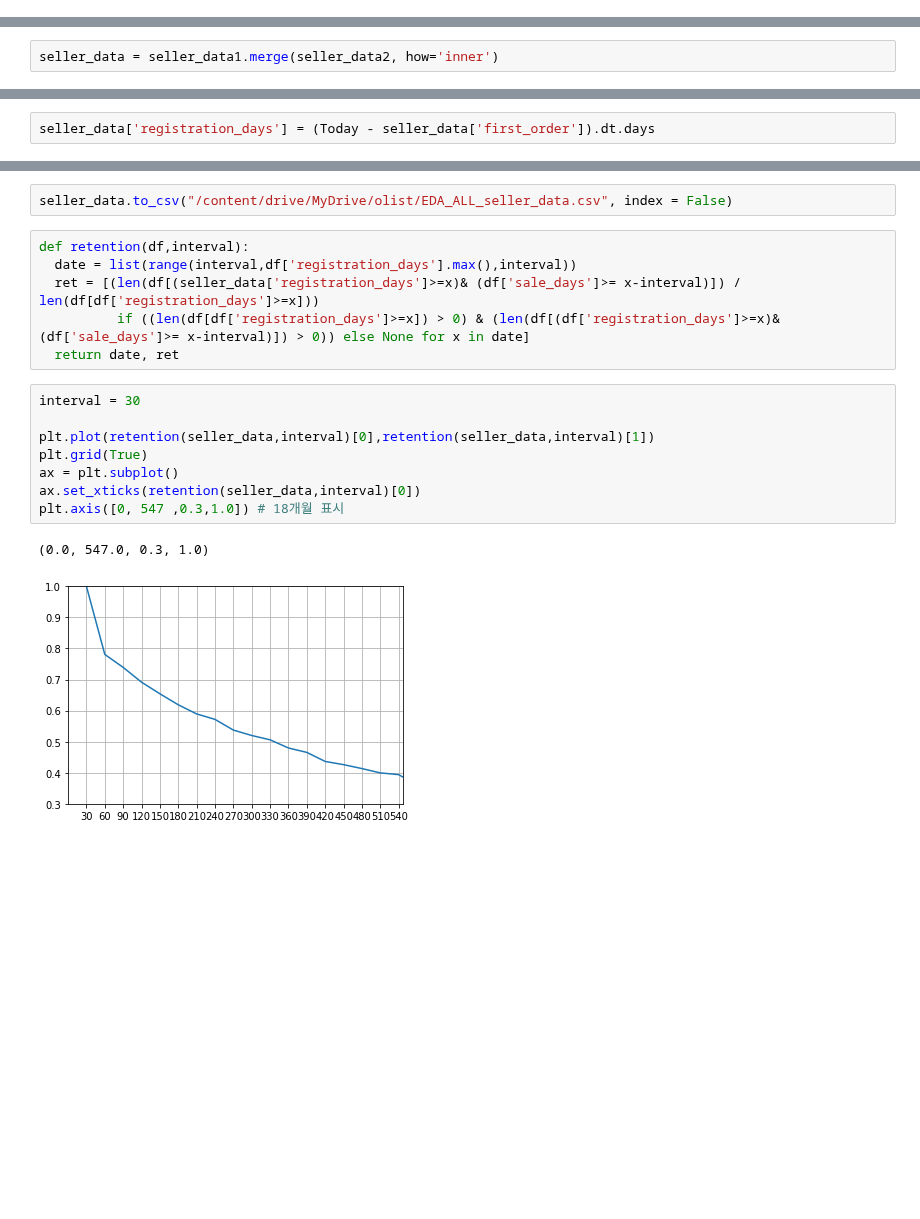
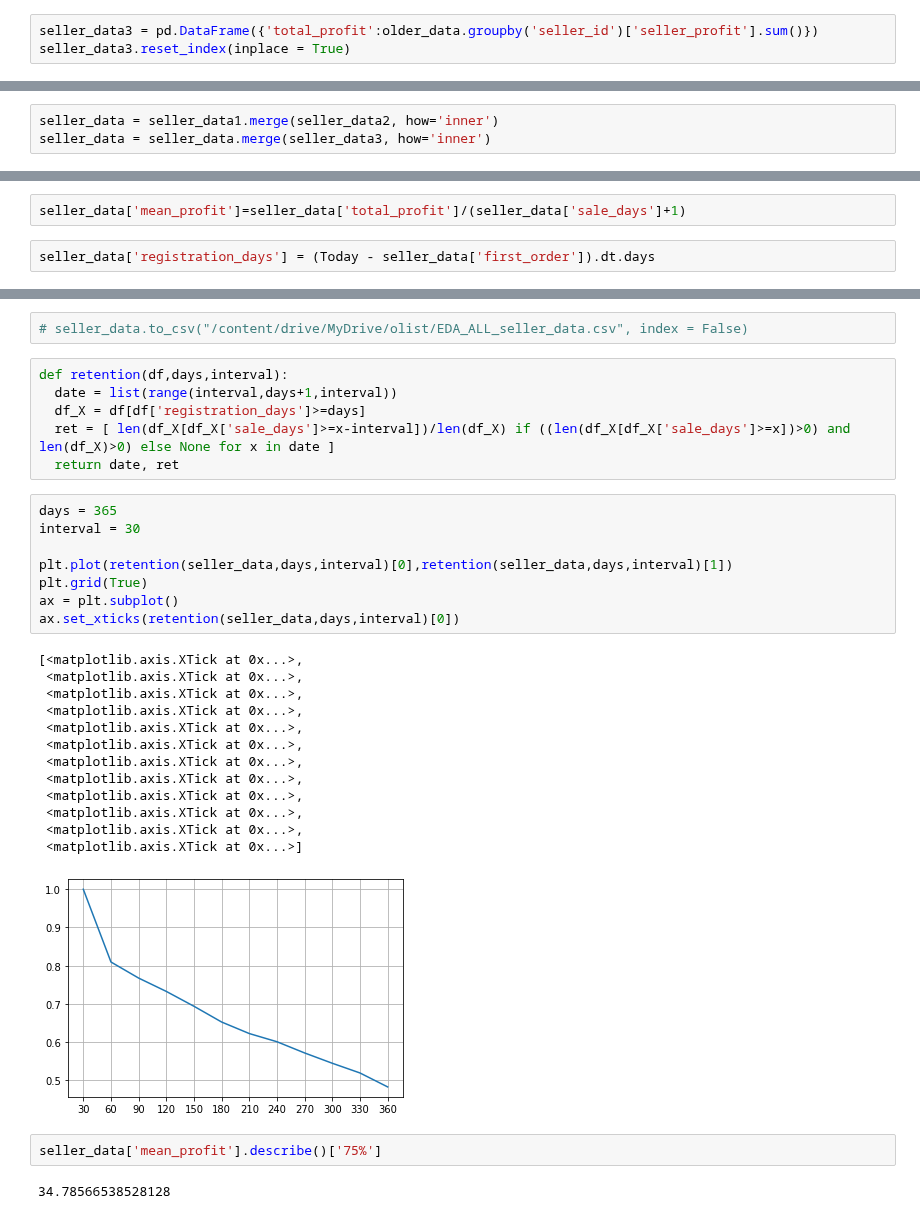
Before and after one commit to cyss93/CP1_team8, a Jupyter notebook: retention2_220630.ipynb, the cells around one changed output, grey strips where cells are left out. Drawn from its saved outputs; the diff is of its cells as text; blank space fills up the shorter version.

Commit message:
3088명 retention 공식 수정

```diff
--- a/retention2_220630.ipynb
+++ b/retention2_220630.ipynb
@@ -71,3 +71,6 @@ seller_data2
 | 3086 | fffd5413c0700ac820c7069d66d98c89 | 2018-08-26 20:10:15 |
 | 3087 | ffff564a4f9085cd26170f4732393726 | 2017-04-05 02:45:41 |
 3088 rows × 2 columns
+# %%
+seller_data3 = pd.DataFrame({'total_profit':older_data.groupby('seller_id')['seller_profit'].sum()})
+seller_data3.reset_index(inplace = True)
@@ -74,7 +93,10 @@ seller_data2
 # %%
 seller_data = seller_data1.merge(seller_data2, how='inner')
+seller_data = seller_data.merge(seller_data3, how='inner')
 # %%
 seller_data['sale_days']=(seller_data['last_order']-seller_data['first_order']).dt.days
+# %%
+seller_data['mean_profit']=seller_data['total_profit']/(seller_data['sale_days']+1)
 # %%
 seller_data['registration_days'] = (Today - seller_data['first_order']).dt.days
 # %%
@@ -96,19 +118,34 @@ seller_data
 # %%
-seller_data.to_csv("/content/drive/MyDrive/olist/EDA_ALL_seller_data.csv", index = False)
+# seller_data.to_csv("/content/drive/MyDrive/olist/EDA_ALL_seller_data.csv", index = False)
 # %%
-def retention(df,interval):
-  date = list(range(interval,df['registration_days'].max(),interval))
-  ret = [(len(df[(seller_data['registration_days']>=x)& (df['sale_days']>= x-interval)]) / len(df[df['registration_days']>=x]))
-          if ((len(df[df['registration_days']>=x]) > 0) & (len(df[(df['registration_days']>=x)& (df['sale_days']>= x-interval)]) > 0)) else None for x in date]
+def retention(df,days,interval):
+  date = list(range(interval,days+1,interval))
+  df_X = df[df['registration_days']>=days]
+  ret = [ len(df_X[df_X['sale_days']>=x-interval])/len(df_X) if ((len(df_X[df_X['sale_days']>=x])>0) and len(df_X)>0) else None for x in date ]
   return date, ret
 # %%
+days = 365
 interval = 30
 
-plt.plot(retention(seller_data,interval)[0],retention(seller_data,interval)[1])
+plt.plot(retention(seller_data,days,interval)[0],retention(seller_data,days,interval)[1])
 plt.grid(True)
 ax = plt.subplot()
-ax.set_xticks(retention(seller_data,interval)[0])
-plt.axis([0, 547 ,0.3,1.0]) # 18개월 표시
+ax.set_xticks(retention(seller_data,days,interval)[0])
 # %% [output]
-(0.0, 547.0, 0.3, 1.0)
+[<matplotlib.axis.XTick at 0x...>,
+ <matplotlib.axis.XTick at 0x...>,
+ <matplotlib.axis.XTick at 0x...>,
+ <matplotlib.axis.XTick at 0x...>,
+ <matplotlib.axis.XTick at 0x...>,
+ <matplotlib.axis.XTick at 0x...>,
+ <matplotlib.axis.XTick at 0x...>,
+ <matplotlib.axis.XTick at 0x...>,
+ <matplotlib.axis.XTick at 0x...>,
+ <matplotlib.axis.XTick at 0x...>,
+ <matplotlib.axis.XTick at 0x...>,
+ <matplotlib.axis.XTick at 0x...>]
-[figure, old version]
+[figure, new version]
+# %%
+seller_data['mean_profit'].describe()['75%']
+# %% [output]
+34.78566538528128
```
Also changed, not shown: parts of 3 cells of this notebook.
